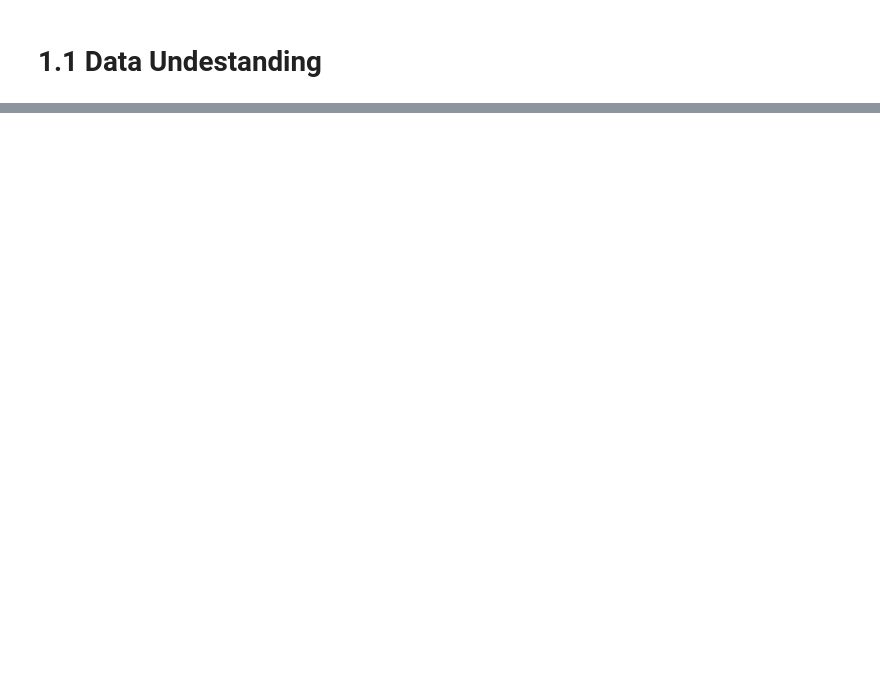
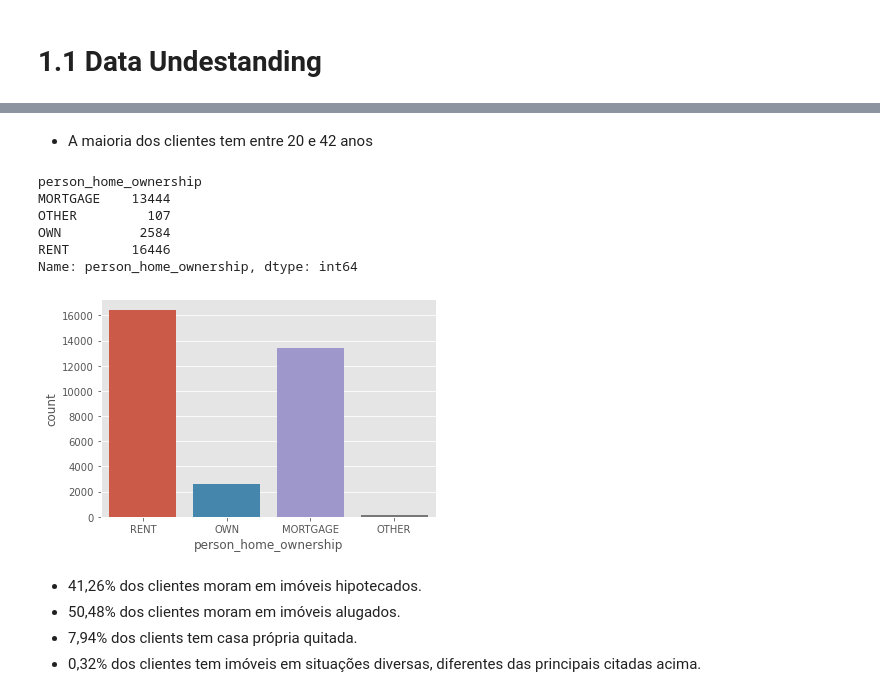
Before and after one commit to Ewertonv90/Credit-Score-Classification_Risk, a Jupyter notebook: project-credit-classfication.ipynb, the cells around one changed output, grey strips where cells are left out. Drawn from its saved outputs; the diff is of its cells as text; code cells hidden in the pictures; blank space fills up the shorter version.

```diff
--- a/project-credit-classfication.ipynb
+++ b/project-credit-classfication.ipynb
@@ -33,0 +112,18 @@ df_test = pd.read_csv('C:\Users\ewert\Desktop\Credit-Score-Classification\raw da
+# %% [markdown]
+- A maioria dos clientes tem entre 20 e 42 anos
+# %%
+sns.countplot(x = df['person_home_ownership'])
+df['person_home_ownership'].groupby(df['person_home_ownership']) .count()
+# %% [output]
+person_home_ownership
+MORTGAGE    13444
+OTHER         107
+OWN          2584
+RENT        16446
+Name: person_home_ownership, dtype: int64
+[figure, added]
+# %% [markdown]
+- 41,26% dos clientes moram em imóveis hipotecados.
+- 50,48% dos  clientes moram em imóveis alugados.
+- 7,94% dos clients tem casa própria quitada.
+- 0,32% dos clientes tem imóveis em situações diversas, diferentes das principais citadas acima.
```
Also changed, not shown: parts of 11 cells of this notebook, 4 other files.
